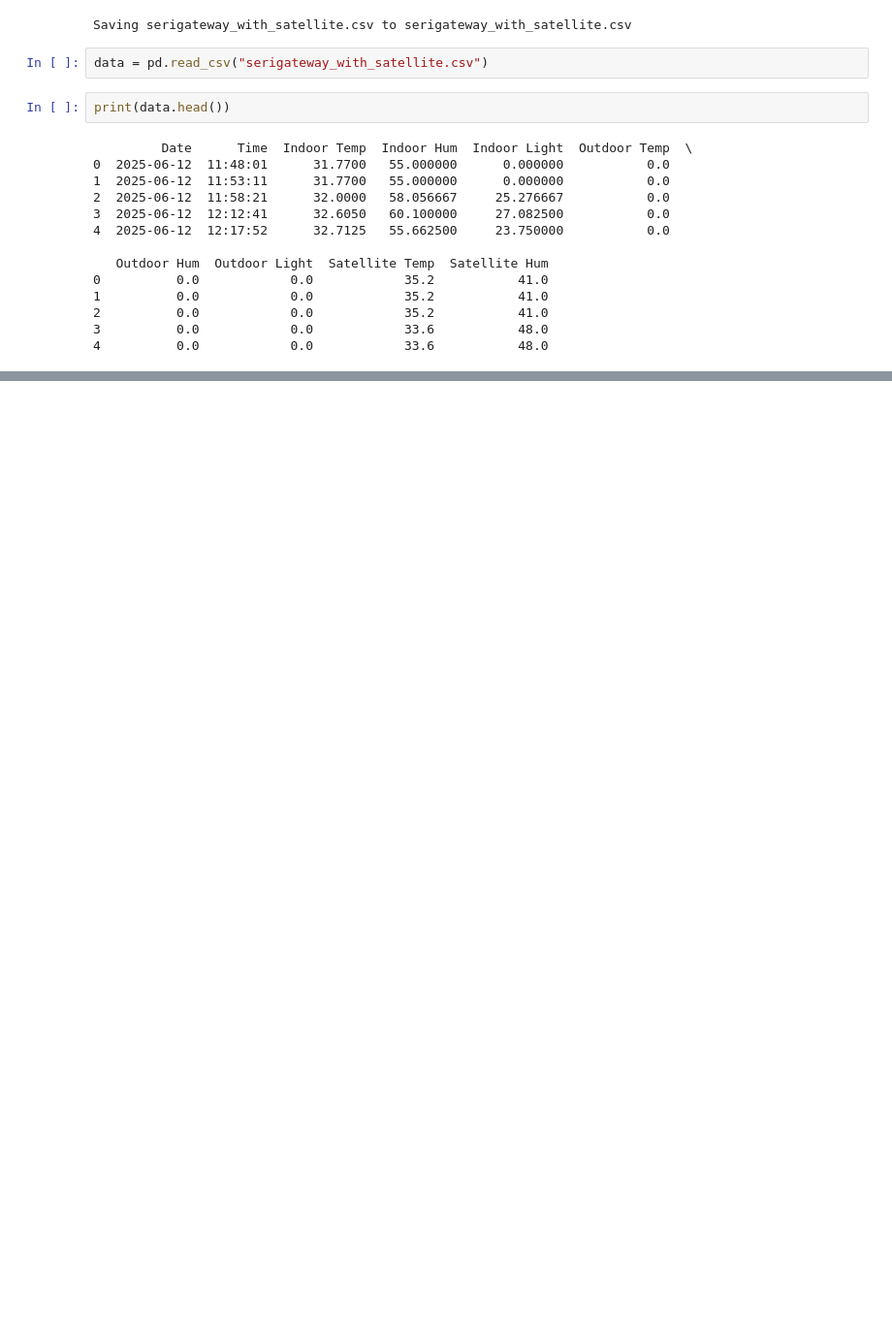
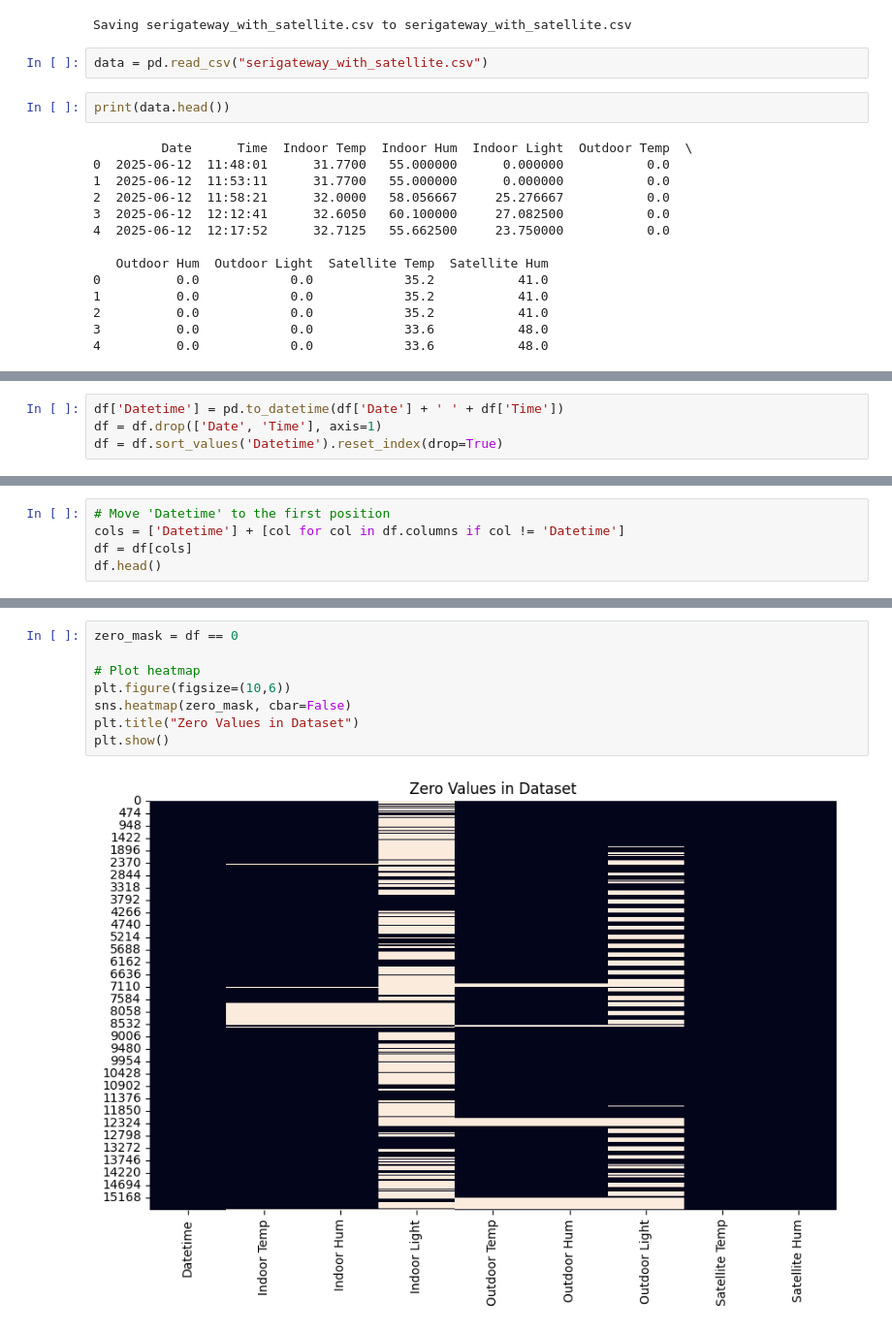
Before and after one commit to Harinadhavasala/Chatbot_Code, a Jupyter notebook: Untitled5.ipynb, the cells around one changed output, grey strips where cells are left out. Shown at 97% size. Saved outputs shown, nothing was run; the diff lists cells and outputs as text; blank space fills up the shorter version.

```diff
--- a/Untitled5.ipynb
+++ b/Untitled5.ipynb
@@ -109,0 +234,4 @@ print(data.head())
+# %%
+df['Datetime'] = pd.to_datetime(df['Date'] + ' ' + df['Time'])
+df = df.drop(['Date', 'Time'], axis=1)
+df = df.sort_values('Datetime').reset_index(drop=True)
@@ -109,0 +249,5 @@ print(data.head())
+# %%
+# Move 'Datetime' to the first position
+cols = ['Datetime'] + [col for col in df.columns if col != 'Datetime']
+df = df[cols]
+df.head()
@@ -109,0 +292,10 @@ print(data.head())
+# %%
+zero_mask = df == 0
+
+# Plot heatmap
+plt.figure(figsize=(10,6))
+sns.heatmap(zero_mask, cbar=False)
+plt.title("Zero Values in Dataset")
+plt.show()
+# %% [output]
+[figure, added]
```
Also changed, not shown: parts of 28 cells of this notebook.
